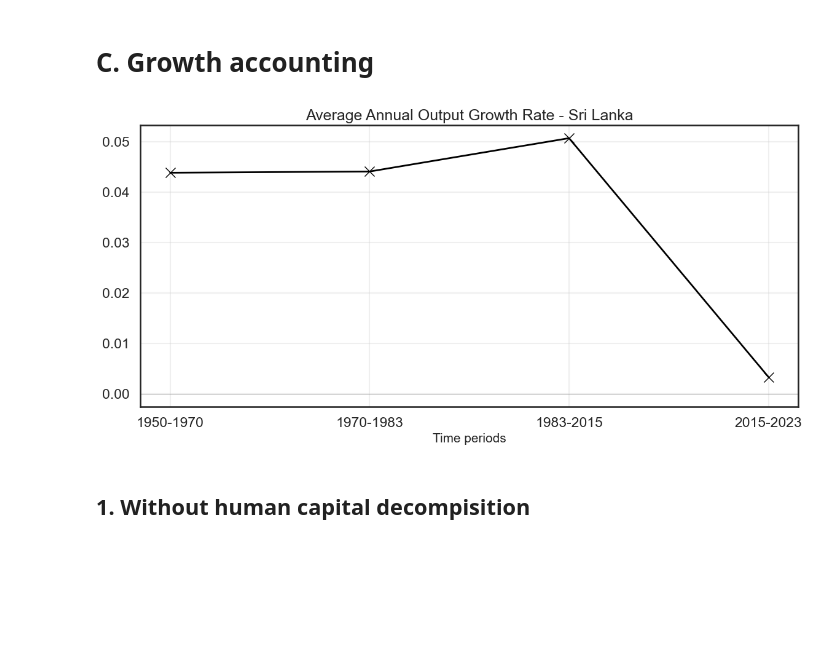
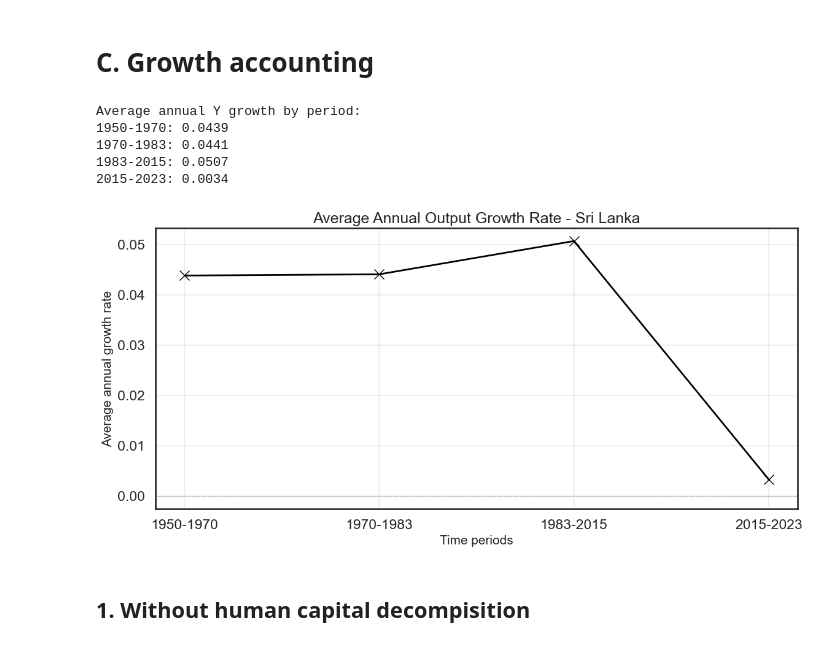
Before and after one commit to ikedasakii/EC2B1_group_project, a Jupyter notebook: find_GDP_trend.ipynb, the cells around one changed output. Drawn from its saved outputs; the diff is of its cells as text; code cells hidden in the pictures; blank space fills up the shorter version.

```diff
--- a/find_GDP_trend.ipynb
+++ b/find_GDP_trend.ipynb
@@ -587,29 +585,55 @@ Year             ln(Y_t/Y_{t-1})
 # %% [markdown]
 # C. Growth accounting
 # %%
-# Define periods and number of years
+# Calculate average annual Y growth rates for sub-periods
+
+# Define periods
 periods = ['1950-1970', '1970-1983', '1983-2015', '2015-2023']
-n_years = [20, 13, 32, 8]
+period_years = [(1950, 1970), (1970, 1983), (1983, 2015), (2015, 2023)]
 
-# Calculate annualized GDP growth rates
-annualized_Y = [avg_growth_rates.loc[p, 'Y growth'] / n for p, n in zip(periods, n_years)]
+# Calculate Y growth for each period
+annualized_Y = []
 
-# Create the plot
+for (start_year, end_year) in period_years:
+    # Get data for start and end years
+    start_data = data_tfp[data_tfp['year'] == start_year].iloc[0]
+    end_data = data_tfp[data_tfp['year'] == end_year].iloc[0]
+
+    # Number of years
+    n = end_year - start_year
+
+    # Calculate average annual Y growth
+    y_growth = (1/n) * np.log(end_data['Y'] / start_data['Y'])
+
+    annualized_Y.append(y_growth)
+
+print("Average annual Y growth by period:")
+for period, growth in zip(periods, annualized_Y):
+    print(f"{period}: {growth:.4f}")
+
+# Plot average annual Y growth by period
+
 plt.figure(figsize=(12, 6))
 x_pos = np.arange(len(periods))
 
 plt.plot(x_pos, annualized_Y, marker='x', markersize=12, linewidth=2, color='black')
 
 plt.xlabel('Time periods', fontsize=15)
+plt.ylabel('Average annual growth rate', fontsize=15)
 plt.title('Average Annual Output Growth Rate - Sri Lanka', fontsize=18)
 plt.xticks(x_pos, periods)
 plt.grid(True, alpha=0.3)
-plt.axhline(y=0, color='gray', linestyle='-', linewidth=0.5)
+plt.axhline(y=0, color='gray', linestyle='--', linewidth=0.5)
 
 plt.tight_layout()
 plt.show()
 # %% [output]
+Average annual Y growth by period:
+1950-1970: 0.0439
+1970-1983: 0.0441
+1983-2015: 0.0507
+2015-2023: 0.0034
-[figure, old version]
+[figure, new version]
 # %% [markdown]
 ## 1. Without human capital decompisition
 # %% [markdown]
```
Also changed, not shown: parts of 12 cells of this notebook.
